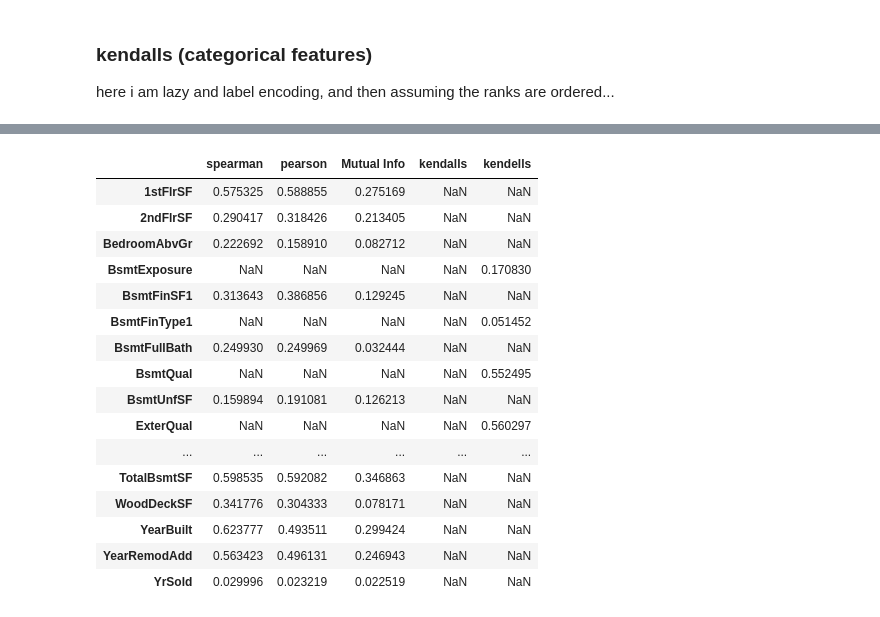
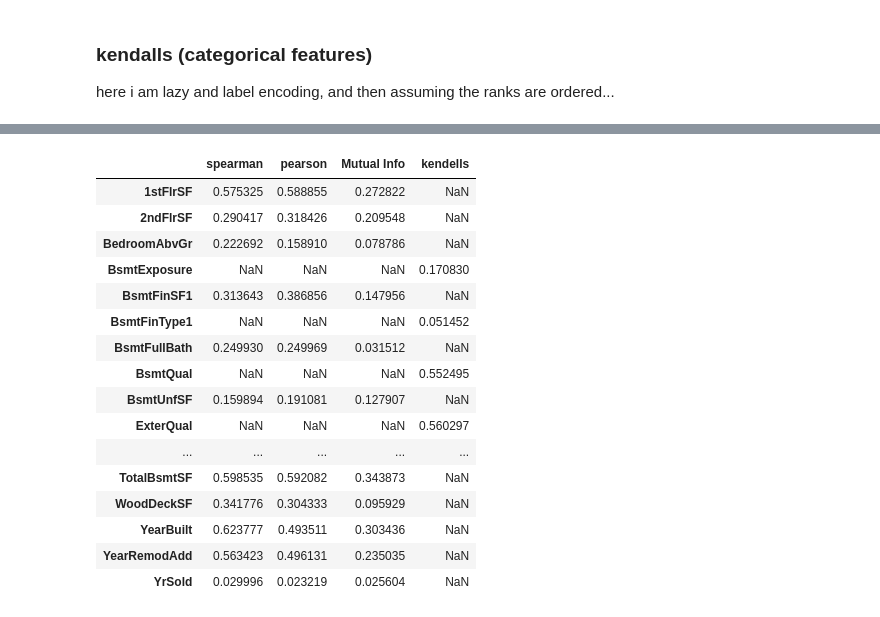
Before and after one commit to jackg1787/house_prices, a Jupyter notebook: notebooks/2_feature_engineering.ipynb, the cells around one changed output, grey strips where cells are left out. Cells and saved outputs as stored; diff of their text form; code cells hidden in the pictures.

```diff
--- a/notebooks/2_feature_engineering.ipynb
+++ b/notebooks/2_feature_engineering.ipynb
@@ -392,23 +418,5 @@ train_train[cols_to_impute]
 # %%
-correlations.merge(train_train[data_dict['categorical']+['SalePrice']].corr(
+correlations = correlations.merge(train_train[data_dict['categorical']+['SalePrice']].corr(
     method='kendall')['SalePrice'].abs().to_frame('kendells'),
                    left_index=True,
                    right_index=True, how= 'outer')
-# %% [output]
-|  | spearman | pearson | Mutual Info | kendalls | kendells |
-| 1stFlrSF | 0.575325 | 0.588855 | 0.275169 | NaN | NaN |
-| 2ndFlrSF | 0.290417 | 0.318426 | 0.213405 | NaN | NaN |
-| BedroomAbvGr | 0.222692 | 0.158910 | 0.082712 | NaN | NaN |
-| BsmtExposure | NaN | NaN | NaN | NaN | 0.170830 |
-| BsmtFinSF1 | 0.313643 | 0.386856 | 0.129245 | NaN | NaN |
-| BsmtFinType1 | NaN | NaN | NaN | NaN | 0.051452 |
-| BsmtFullBath | 0.249930 | 0.249969 | 0.032444 | NaN | NaN |
-| BsmtQual | NaN | NaN | NaN | NaN | 0.552495 |
-| BsmtUnfSF | 0.159894 | 0.191081 | 0.126213 | NaN | NaN |
-| ExterQual | NaN | NaN | NaN | NaN | 0.560297 |
-| ... | ... | ... | ... | ... | ... |
-| TotalBsmtSF | 0.598535 | 0.592082 | 0.346863 | NaN | NaN |
-| WoodDeckSF | 0.341776 | 0.304333 | 0.078171 | NaN | NaN |
-| YearBuilt | 0.623777 | 0.493511 | 0.299424 | NaN | NaN |
-| YearRemodAdd | 0.563423 | 0.496131 | 0.246943 | NaN | NaN |
-| YrSold | 0.029996 | 0.023219 | 0.022519 | NaN | NaN |
@@ -426,0 +423,20 @@ test.to_csv('../data/processed/test.csv')
+# %%
+correlations
+# %% [output]
+|  | spearman | pearson | Mutual Info | kendells |
+| 1stFlrSF | 0.575325 | 0.588855 | 0.272822 | NaN |
+| 2ndFlrSF | 0.290417 | 0.318426 | 0.209548 | NaN |
+| BedroomAbvGr | 0.222692 | 0.158910 | 0.078786 | NaN |
+| BsmtExposure | NaN | NaN | NaN | 0.170830 |
+| BsmtFinSF1 | 0.313643 | 0.386856 | 0.147956 | NaN |
+| BsmtFinType1 | NaN | NaN | NaN | 0.051452 |
+| BsmtFullBath | 0.249930 | 0.249969 | 0.031512 | NaN |
+| BsmtQual | NaN | NaN | NaN | 0.552495 |
+| BsmtUnfSF | 0.159894 | 0.191081 | 0.127907 | NaN |
+| ExterQual | NaN | NaN | NaN | 0.560297 |
+| ... | ... | ... | ... | ... |
+| TotalBsmtSF | 0.598535 | 0.592082 | 0.343873 | NaN |
+| WoodDeckSF | 0.341776 | 0.304333 | 0.095929 | NaN |
+| YearBuilt | 0.623777 | 0.493511 | 0.303436 | NaN |
+| YearRemodAdd | 0.563423 | 0.496131 | 0.235035 | NaN |
+| YrSold | 0.029996 | 0.023219 | 0.025604 | NaN |
```
Also changed, not shown: parts of 12 cells of this notebook, 1 other file.
